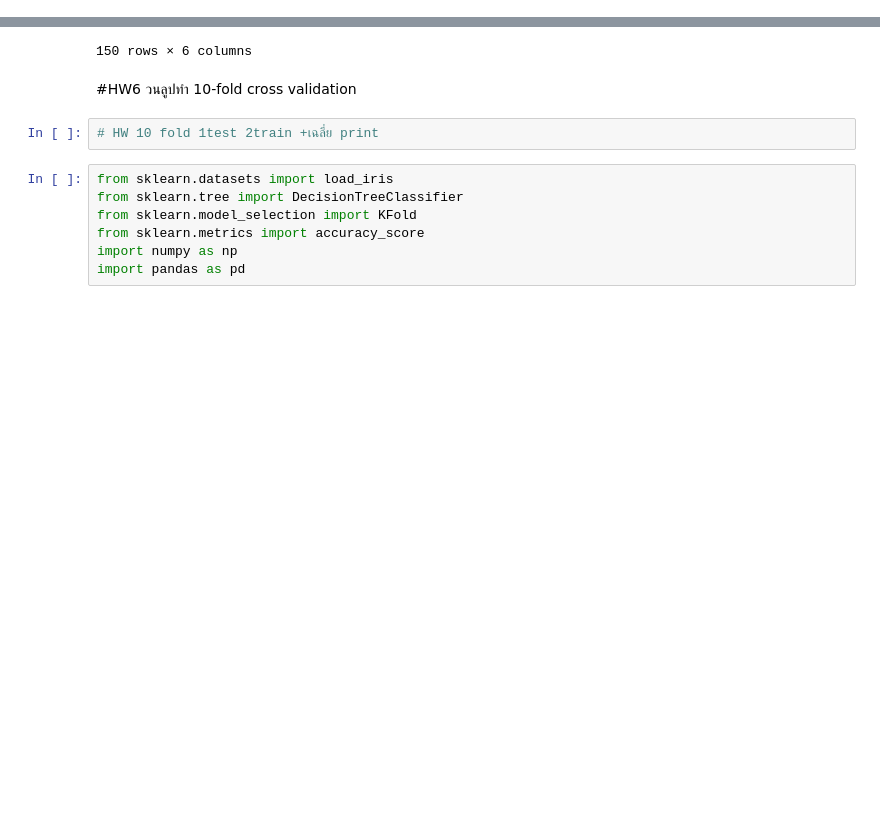
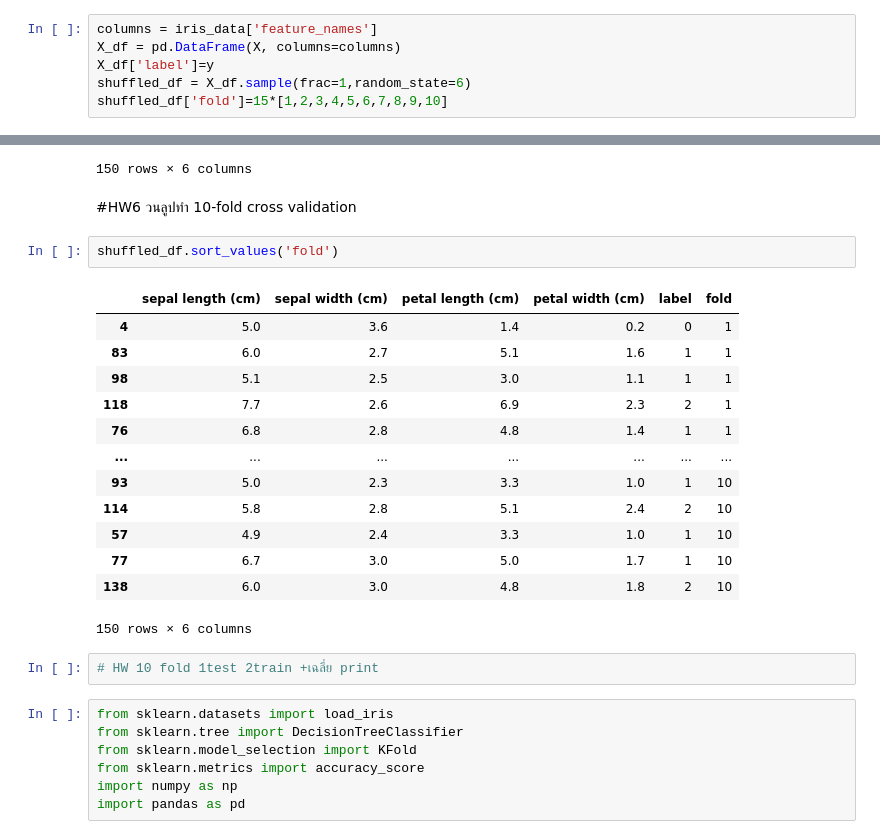
Before and after one commit to supatsara2002/bsc_dpdm22, a Jupyter notebook: Performance_Evaluation.ipynb, the cells around one changed output, grey strips where cells are left out. Drawn from its saved outputs; the diff is of its cells as text; blank space fills up the shorter version.

```diff
--- a/Performance_Evaluation.ipynb
+++ b/Performance_Evaluation.ipynb
@@ -64,6 +64,12 @@ transform numpy array to dataframe
 import pandas as pd
 # %%
 columns = iris_data['feature_names']
+# %%
+columns = iris_data['feature_names']
+X_df = pd.DataFrame(X, columns=columns)
+X_df['label']=y
+shuffled_df = X_df.sample(frac=1,random_state=6)
+shuffled_df['fold']=15*[1,2,3,4,5,6,7,8,9,10]
 # %%
 X_df = pd.DataFrame(X, columns=columns)
 X_df
@@ -136,6 +142,22 @@ shuffled_df
 150 rows × 6 columns
 # %% [markdown]
 #HW6 วนลูปทำ 10-fold cross validation
+# %%
+shuffled_df.sort_values('fold')
+# %% [output]
+|  | sepal length (cm) | sepal width (cm) | petal length (cm) | petal width (cm) | label | fold |
+| 4 | 5.0 | 3.6 | 1.4 | 0.2 | 0 | 1 |
+| 83 | 6.0 | 2.7 | 5.1 | 1.6 | 1 | 1 |
+| 98 | 5.1 | 2.5 | 3.0 | 1.1 | 1 | 1 |
+| 118 | 7.7 | 2.6 | 6.9 | 2.3 | 2 | 1 |
+| 76 | 6.8 | 2.8 | 4.8 | 1.4 | 1 | 1 |
+| ... | ... | ... | ... | ... | ... | ... |
+| 93 | 5.0 | 2.3 | 3.3 | 1.0 | 1 | 10 |
+| 114 | 5.8 | 2.8 | 5.1 | 2.4 | 2 | 10 |
+| 57 | 4.9 | 2.4 | 3.3 | 1.0 | 1 | 10 |
+| 77 | 6.7 | 3.0 | 5.0 | 1.7 | 1 | 10 |
+| 138 | 6.0 | 3.0 | 4.8 | 1.8 | 2 | 10 |
+150 rows × 6 columns
 # %%
 # HW 10 fold 1test 2train +เฉลี่ย print
 # %%
```
Also changed, not shown: parts of 2 cells of this notebook.
